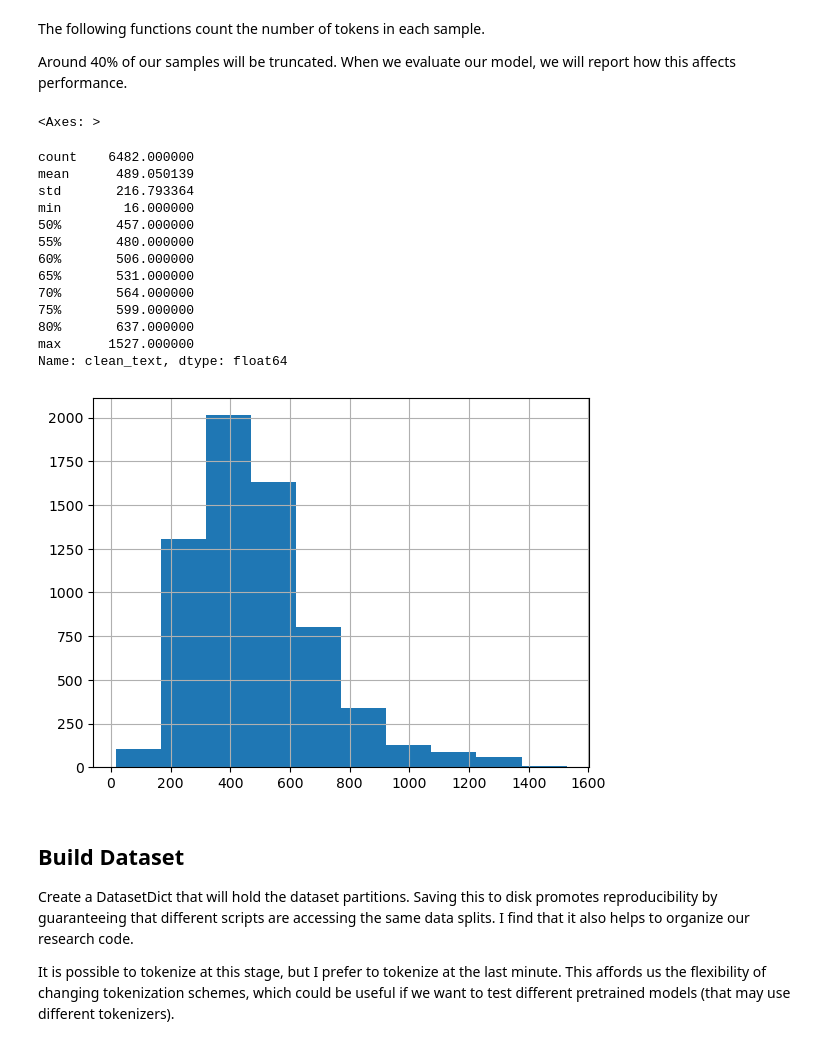
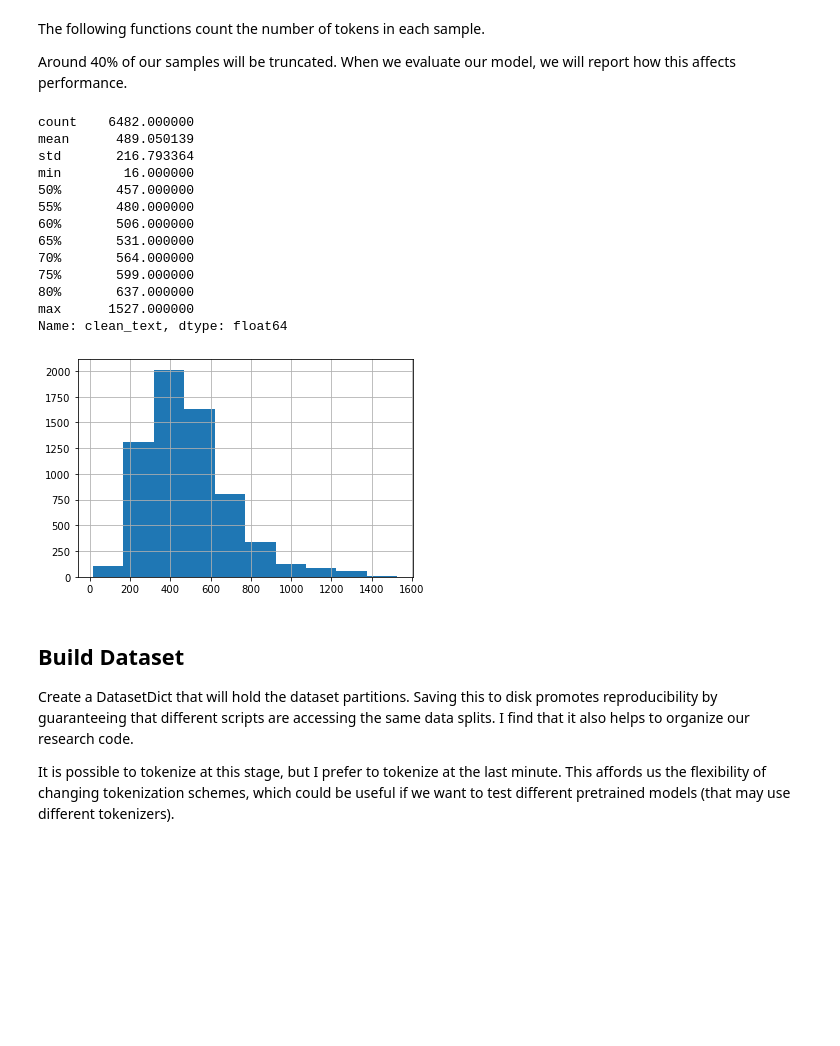
Before and after one commit to learlab/cfa-transformers, a Jupyter notebook: src/1-partition-data.ipynb, the cells around one changed output. Drawn from its saved outputs; the diff is of its cells as text; code cells hidden in the pictures; blank space fills up the shorter version.

```diff
--- a/src/1-partition-data.ipynb
+++ b/src/1-partition-data.ipynb
@@ -63,26 +79,30 @@ The following functions count the number of tokens in each sample.
 
 Around 40% of our samples will be truncated. When we evaluate our model, we will report how this affects performance.
 # %%
+# Import library that helps us work with arrays
 import numpy as np
+
+# Print out descriptive statistics about the number of tokens in each text
 input_ids.str.len().describe(percentiles=np.arange(.5, .8, step=.05))
-
-display(input_ids.str.len().hist())
 # %% [output]
-<Axes: >
+count    6482.000000
+mean      489.050139
+std       216.793364
+min        16.000000
+50%       457.000000
+55%       480.000000
+60%       506.000000
+65%       531.000000
+70%       564.000000
+75%       599.000000
+80%       637.000000
+max      1527.000000
+Name: clean_text, dtype: float64
-count    6482.000000
-mean      489.050139
-std       216.793364
-min        16.000000
-50%       457.000000
-55%       480.000000
-60%       506.000000
-65%       531.000000
-70%       564.000000
-75%       599.000000
-80%       637.000000
-max      1527.000000
-Name: clean_text, dtype: float64
-[figure, removed]
+# %%
+# Display histogram showing the number of tokens in each text
+input_ids.str.len().hist();
+# %% [output]
+[figure, added]
 # %% [markdown]
 ## Build Dataset
 
```
Also changed, not shown: parts of 9 cells of this notebook, 3 other files.
